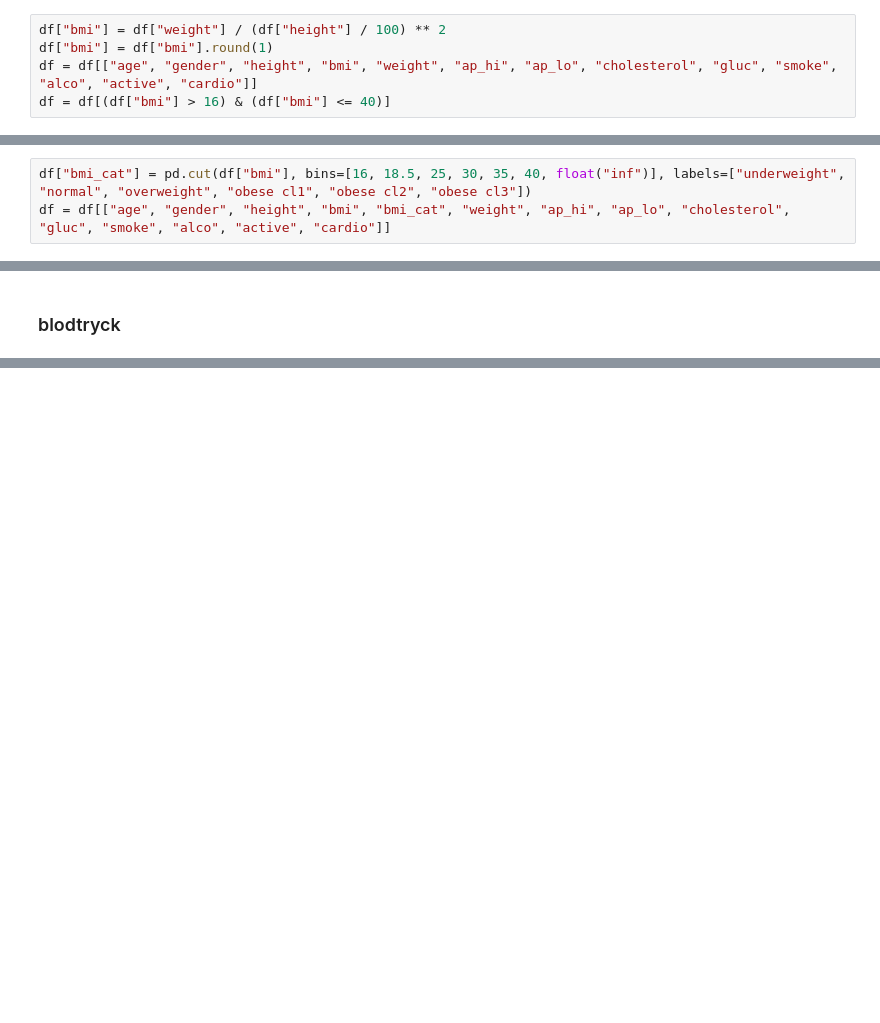
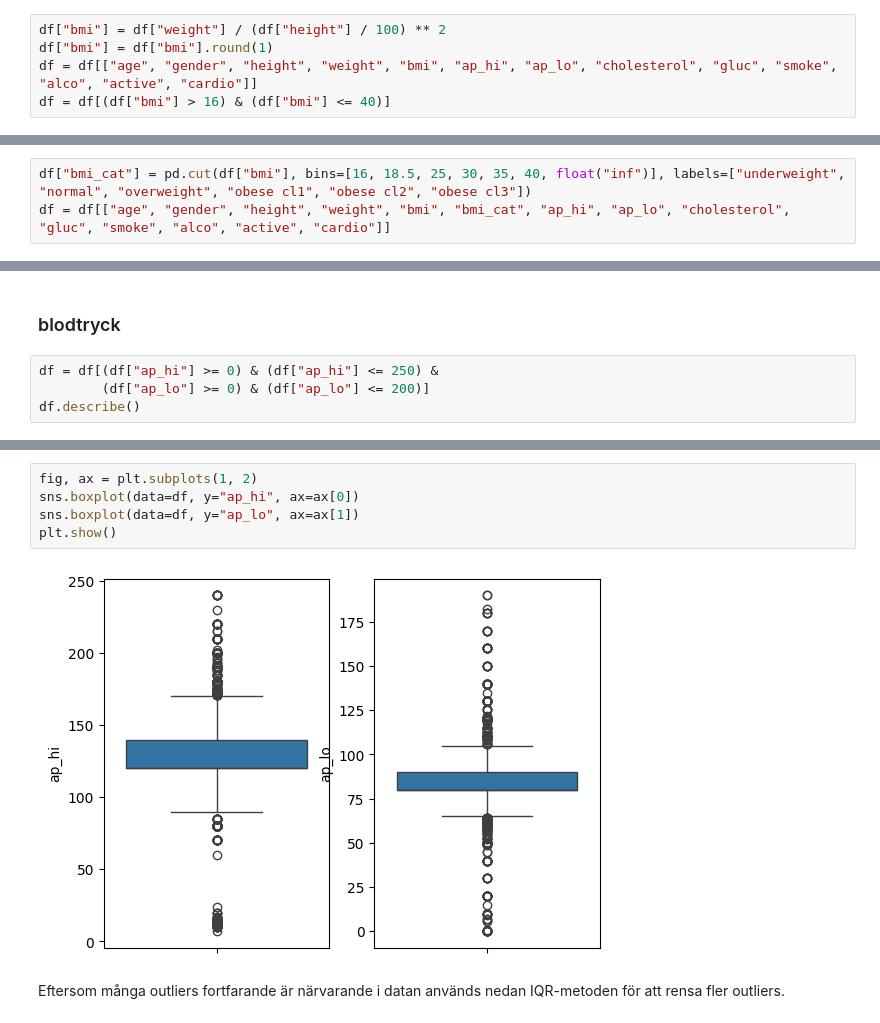
Before and after one commit to AlbotGoodman/machine-learning, a Jupyter notebook: lab/draft.ipynb, the cells around one changed output, grey strips where cells are left out. Drawn from its saved outputs; the diff is of its cells as text; blank space fills up the shorter version.

```diff
--- a/lab/draft.ipynb
+++ b/lab/draft.ipynb
@@ -44,6 +45,6 @@ sns.countplot(data=df, x="cardio", hue="gender");
 # %%
 df["bmi"] = df["weight"] / (df["height"] / 100) ** 2
 df["bmi"] = df["bmi"].round(1)
-df = df[["age", "gender", "height", "bmi", "weight", "ap_hi", "ap_lo", "cholesterol", "gluc", "smoke", "alco", "active", "cardio"]]
+df = df[["age", "gender", "height", "weight", "bmi", "ap_hi", "ap_lo", "cholesterol", "gluc", "smoke", "alco", "active", "cardio"]]
 df = df[(df["bmi"] > 16) & (df["bmi"] <= 40)]
 # %% [markdown]
@@ -51,3 +52,3 @@ Då labbinstruktionerna hänvisar till Wikipedia användes de gränsvärden angi
 # %%
 df["bmi_cat"] = pd.cut(df["bmi"], bins=[16, 18.5, 25, 30, 35, 40, float("inf")], labels=["underweight", "normal", "overweight", "obese cl1", "obese cl2", "obese cl3"])
-df = df[["age", "gender", "height", "bmi", "bmi_cat", "weight", "ap_hi", "ap_lo", "cholesterol", "gluc", "smoke", "alco", "active", "cardio"]]
+df = df[["age", "gender", "height", "weight", "bmi", "bmi_cat", "ap_hi", "ap_lo", "cholesterol", "gluc", "smoke", "alco", "active", "cardio"]]
@@ -70,2 +55,6 @@ df
 # %% [markdown]
 ### blodtryck
+# %%
+df = df[(df["ap_hi"] >= 0) & (df["ap_hi"] <= 250) &
+        (df["ap_lo"] >= 0) & (df["ap_lo"] <= 200)]
+df.describe()
@@ -71,0 +71,9 @@ df
+# %%
+fig, ax = plt.subplots(1, 2)
+sns.boxplot(data=df, y="ap_hi", ax=ax[0])
+sns.boxplot(data=df, y="ap_lo", ax=ax[1])
+plt.show()
+# %% [output]
+[figure, added]
+# %% [markdown]
+Eftersom många outliers fortfarande är närvarande i datan används nedan IQR-metoden för att rensa fler outliers.
```
Also changed, not shown: parts of 11 cells of this notebook.
